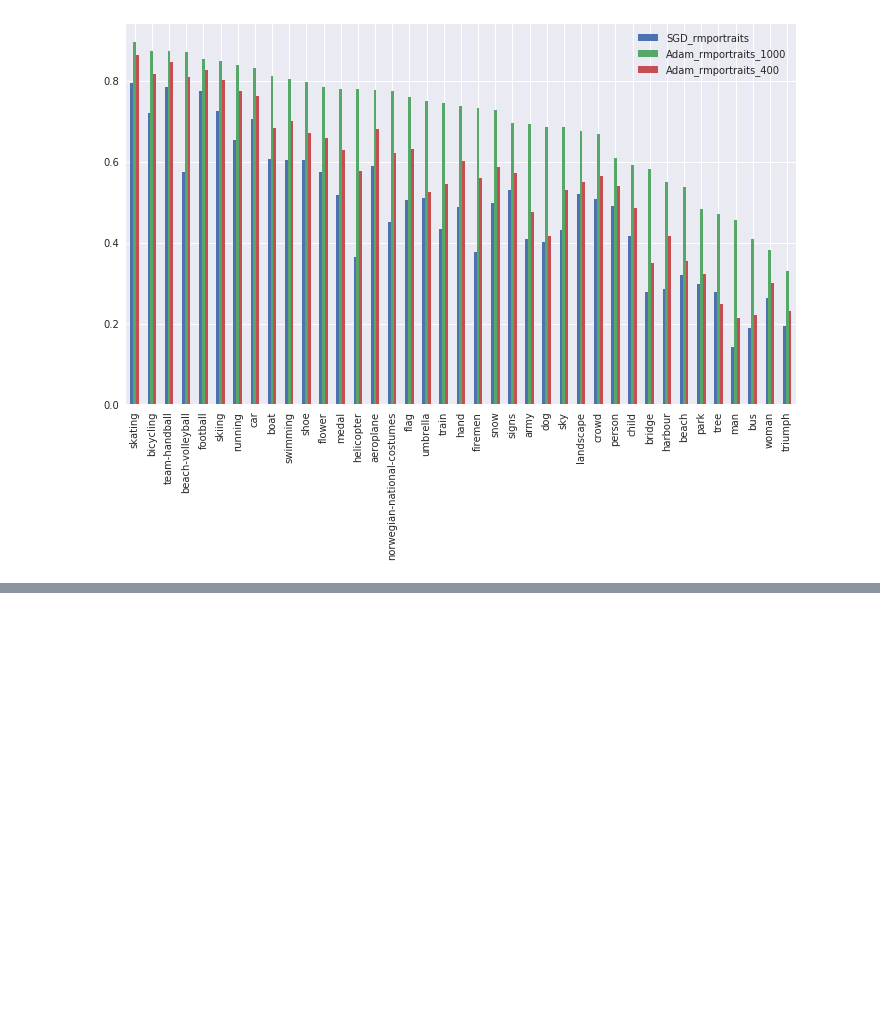
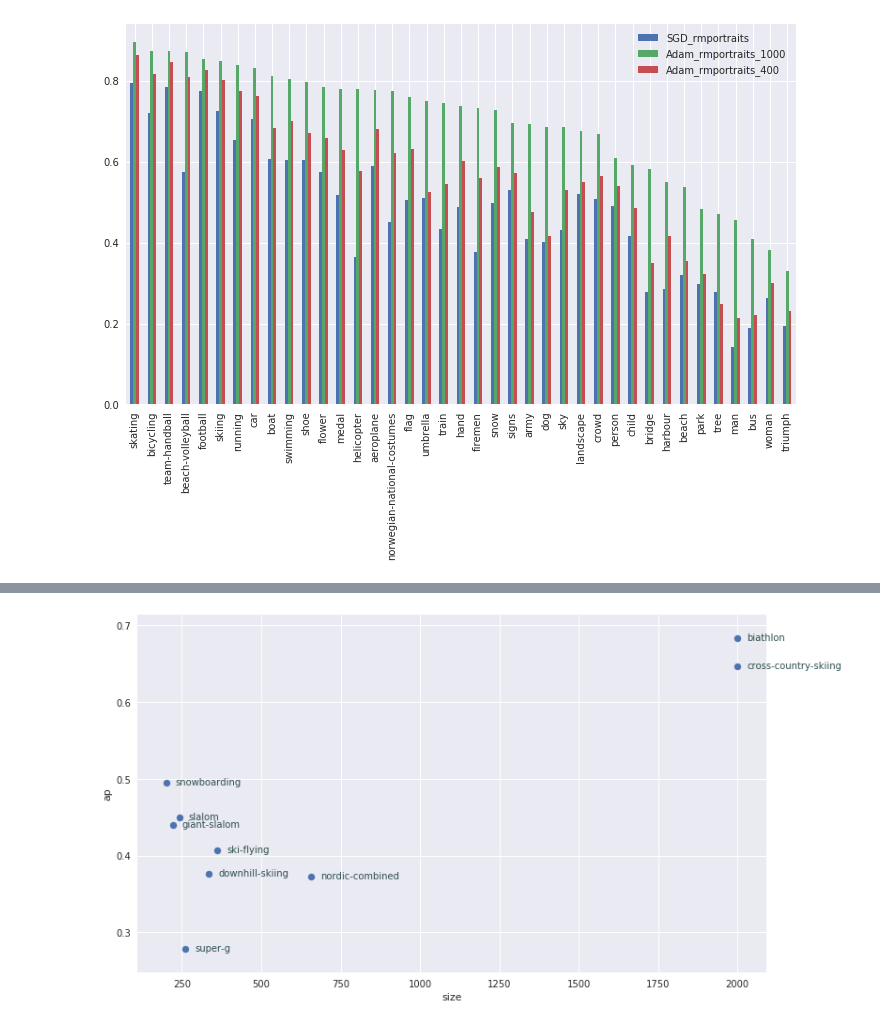
Before and after one commit to uvNikita/master-thesis-src, a Jupyter notebook: notebooks/testing/testing.ipynb, the cells around one changed output, grey strips where cells are left out. Saved outputs shown, nothing was run; the diff lists cells and outputs as text; code cells hidden in the pictures; blank space fills up the shorter version.

```diff
--- a/notebooks/testing/testing.ipynb
+++ b/notebooks/testing/testing.ipynb
@@ -336,0 +540,4 @@ compare_ap.unstack(level=0).sort_values([('ap', 'Adam_rmportraits_1000')], ascen
+# %%
+ft_softmax_noaug_skiing_adam.plot_average_precision_vs_size()
+# %% [output]
+[figure, added]
```
Also changed, not shown: parts of 16 cells of this notebook.
